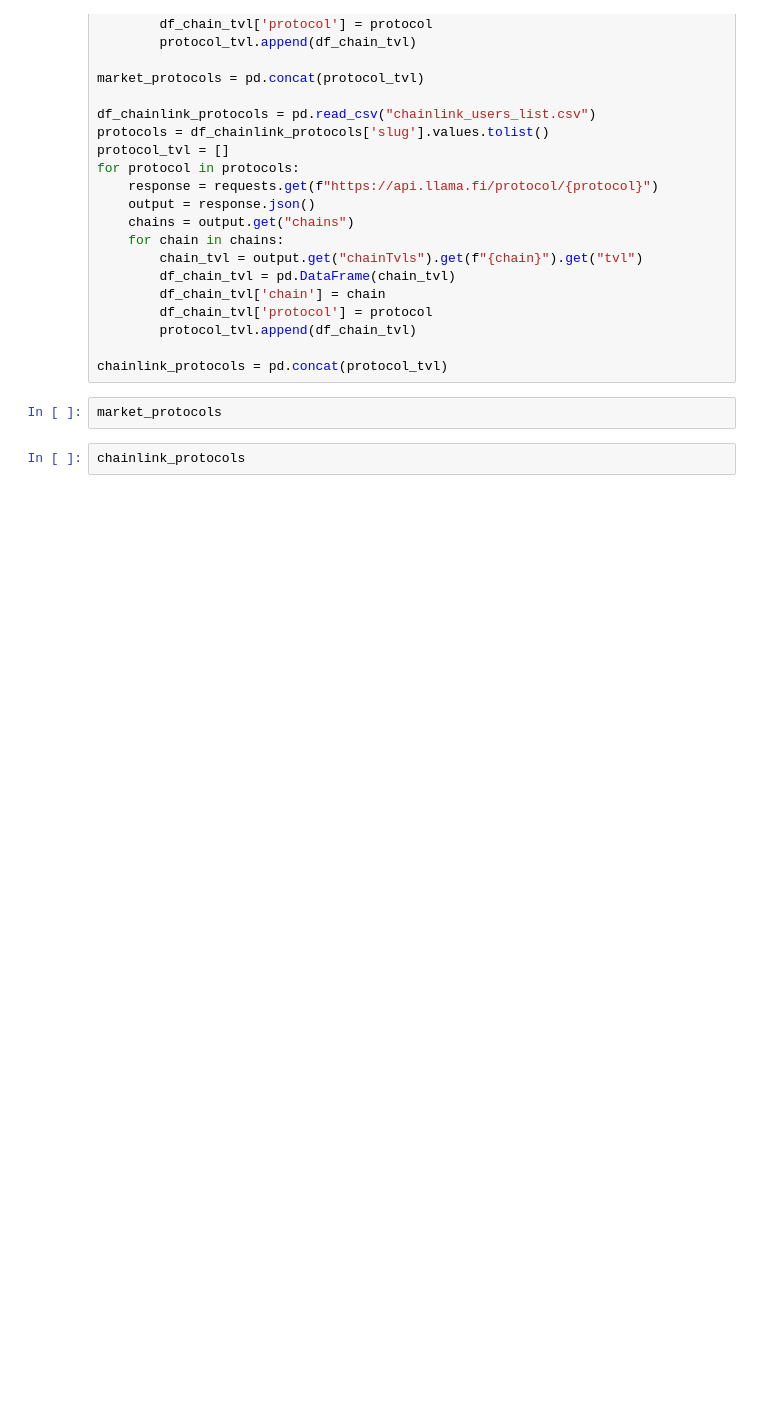
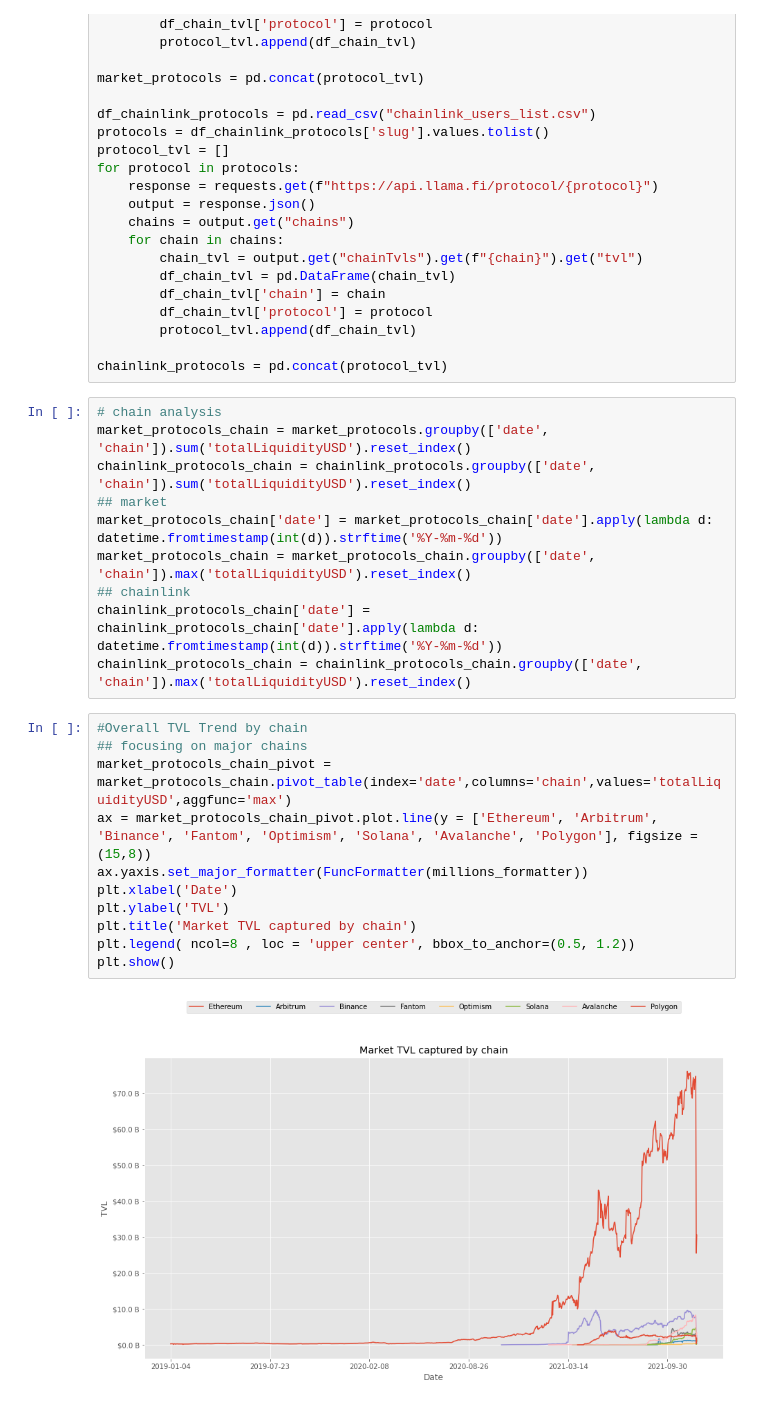
Before and after one commit to jacobianjl/defi-llama-project, a Jupyter notebook: defi_lama_tvl_analysis.ipynb, the cells around one changed output. Cells and saved outputs as stored; diff of their text form; blank space fills up the shorter version.

```diff
--- a/defi_lama_tvl_analysis.ipynb
+++ b/defi_lama_tvl_analysis.ipynb
@@ -336,7 +333,26 @@ for protocol in protocols:
         protocol_tvl.append(df_chain_tvl)
 
 chainlink_protocols = pd.concat(protocol_tvl)
-# %%
-market_protocols
-# %%
-chainlink_protocols
+# %%
+# chain analysis
+market_protocols_chain = market_protocols.groupby(['date', 'chain']).sum('totalLiquidityUSD').reset_index()
+chainlink_protocols_chain = chainlink_protocols.groupby(['date', 'chain']).sum('totalLiquidityUSD').reset_index()
+## market
+market_protocols_chain['date'] = market_protocols_chain['date'].apply(lambda d: datetime.fromtimestamp(int(d)).strftime('%Y-%m-%d'))
+market_protocols_chain = market_protocols_chain.groupby(['date', 'chain']).max('totalLiquidityUSD').reset_index()
+## chainlink
+chainlink_protocols_chain['date'] = chainlink_protocols_chain['date'].apply(lambda d: datetime.fromtimestamp(int(d)).strftime('%Y-%m-%d'))
+chainlink_protocols_chain = chainlink_protocols_chain.groupby(['date', 'chain']).max('totalLiquidityUSD').reset_index()
+# %%
+#Overall TVL Trend by chain
+## focusing on major chains
+market_protocols_chain_pivot = market_protocols_chain.pivot_table(index='date',columns='chain',values='totalLiquidityUSD',aggfunc='max')
+ax = market_protocols_chain_pivot.plot.line(y = ['Ethereum', 'Arbitrum', 'Binance', 'Fantom', 'Optimism', 'Solana', 'Avalanche', 'Polygon'], figsize = (15,8))
+ax.yaxis.set_major_formatter(FuncFormatter(millions_formatter))
+plt.xlabel('Date')
+plt.ylabel('TVL')
+plt.title('Market TVL captured by chain')
+plt.legend( ncol=8 , loc = 'upper center', bbox_to_anchor=(0.5, 1.2))
+plt.show()
+# %% [output]
+[figure, added]
```
Also changed, not shown: parts of 18 cells of this notebook, 1 other file.
